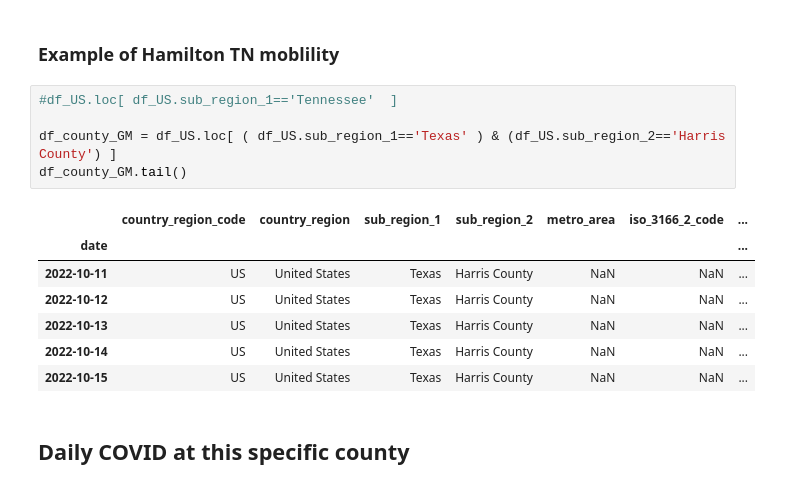
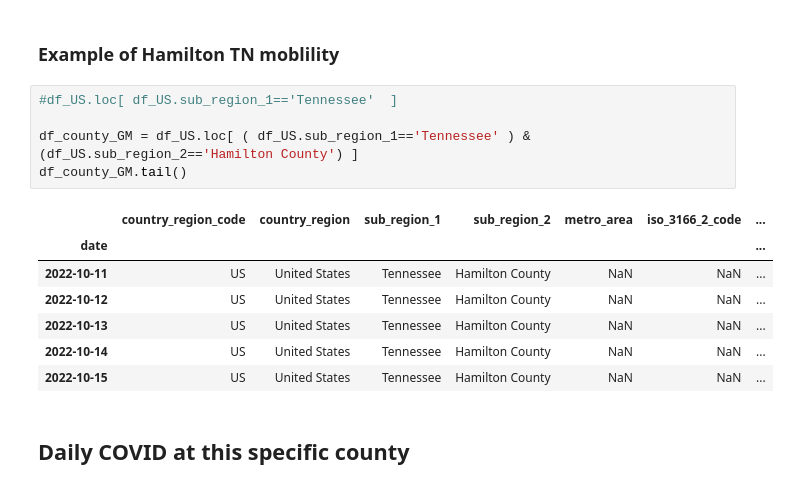
Before and after one commit to hongqin/Python-CoLab-bootcamp, a Jupyter notebook: Learn_Python_by_analying_covid19.ipynb, the cells around one changed output. Saved outputs shown, nothing was run; the diff lists cells and outputs as text.

```diff
--- a/Learn_Python_by_analying_covid19.ipynb
+++ b/Learn_Python_by_analying_covid19.ipynb
@@ -539,16 +544,16 @@ DatetimeIndex(['2020-02-15', '2020-02-16', '2020-02-17', '2020-02-18',
 # %%
 #df_US.loc[ df_US.sub_region_1=='Tennessee'  ]
 
-df_county_GM = df_US.loc[ ( df_US.sub_region_1=='Texas' ) & (df_US.sub_region_2=='Harris County') ]
+df_county_GM = df_US.loc[ ( df_US.sub_region_1=='Tennessee' ) & (df_US.sub_region_2=='Hamilton County') ]
 df_county_GM.tail()
 # %% [output]
 |  | country_region_code | country_region | sub_region_1 | sub_region_2 | metro_area | iso_3166_2_code | ... |
 | date |  |  |  |  |  |  | ... |
-| 2022-10-11 | US | United States | Texas | Harris County | NaN | NaN | ... |
-| 2022-10-12 | US | United States | Texas | Harris County | NaN | NaN | ... |
-| 2022-10-13 | US | United States | Texas | Harris County | NaN | NaN | ... |
-| 2022-10-14 | US | United States | Texas | Harris County | NaN | NaN | ... |
-| 2022-10-15 | US | United States | Texas | Harris County | NaN | NaN | ... |
+| 2022-10-11 | US | United States | Tennessee | Hamilton County | NaN | NaN | ... |
+| 2022-10-12 | US | United States | Tennessee | Hamilton County | NaN | NaN | ... |
+| 2022-10-13 | US | United States | Tennessee | Hamilton County | NaN | NaN | ... |
+| 2022-10-14 | US | United States | Tennessee | Hamilton County | NaN | NaN | ... |
+| 2022-10-15 | US | United States | Tennessee | Hamilton County | NaN | NaN | ... |
 # %% [markdown]
 ## Daily COVID at this specific county
 # %%
```
Also changed, not shown: parts of 70 cells of this notebook.
